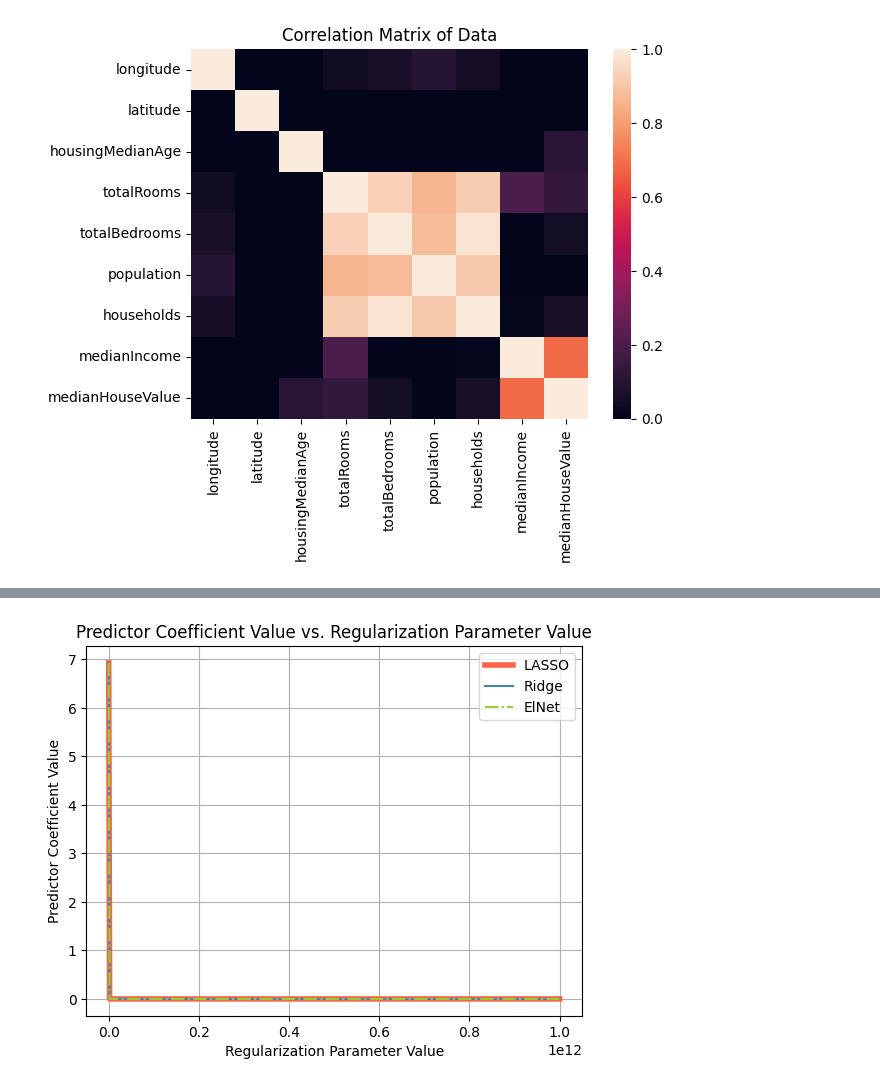
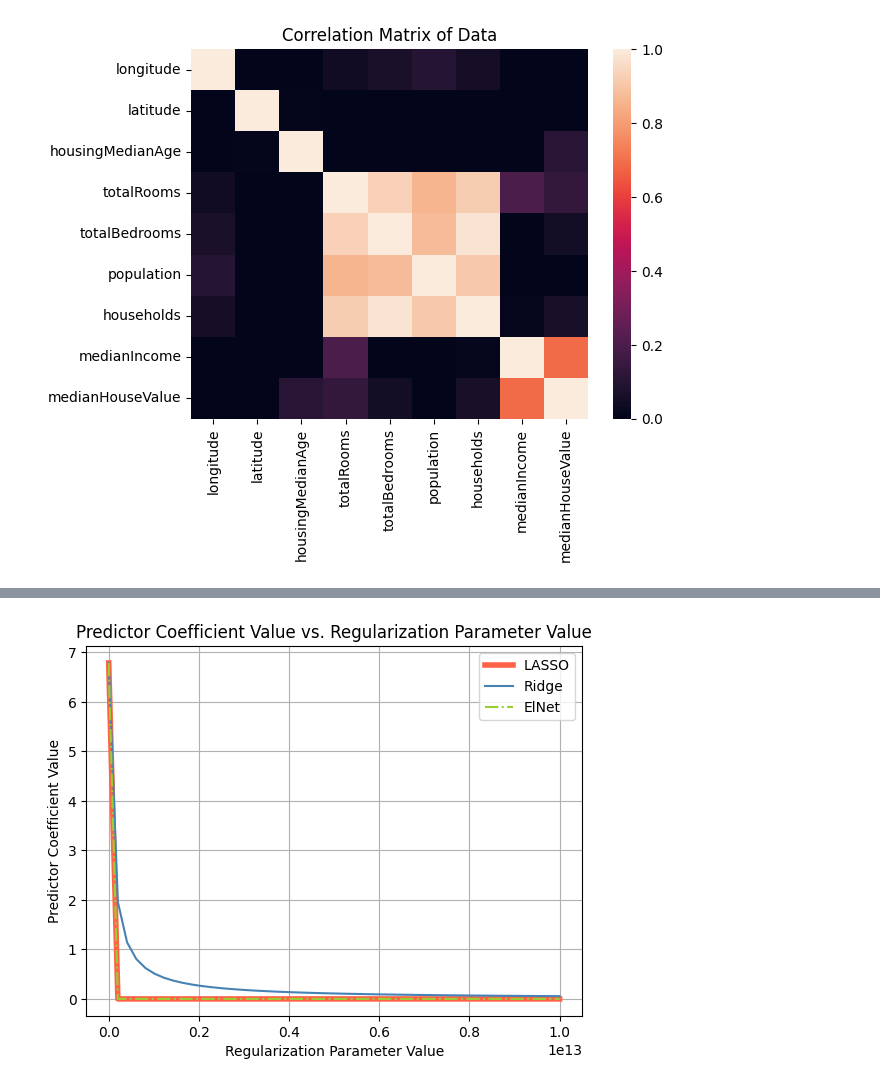
Before and after one commit to adriang1003/AM170B, a Jupyter notebook: HW/HW3/Homework 3 Solutions.ipynb, the cells around one changed output, grey strips where cells are left out. Cells and saved outputs as stored; diff of their text form; code cells hidden in the pictures.

```diff
--- a/HW/HW3/Homework 3 Solutions.ipynb
+++ b/HW/HW3/Homework 3 Solutions.ipynb
@@ -336,16 +283,39 @@ plt.show()
 # %%
-# Plotting regularization parameter value vs. predictor coefficient value
-plt.figure()
-plt.plot(alphas, coef_l, linewidth = 4, color = 'tomato', label = 'LASSO')
-plt.plot(alphas, coef_r, color = 'steelblue', label = 'Ridge')
-plt.plot(alphas, coef_ElN, ls = '-.', color = 'yellowgreen', label = 'ElNet')
-# Plot config
-plt.grid()
-plt.title('Predictor Coefficient Value vs. Regularization Parameter Value')
-plt.xlabel('Regularization Parameter Value')
-plt.ylabel('Predictor Coefficient Value')
-plt.legend()
-plt.show()
+# Split the data into training/testing sets
+X_train, X_test, Y_train, Y_test = train_test_split(X, Y, test_size = 0.2)
+# Defining empty lists for coefficients
+Lasso_coef = []
+Ridge_coef = []
+ElNet_coef = []
+# Finding regularization paramter value vs. predictor coefficient value
+for a in parameters['alpha']:
+    # LASSO
+    Lasso = linear_model.Lasso(alpha = a)
+    Lasso.fit(X_train, Y_train)
+    Lasso_Y_pred = Lasso.predict(X_test)
+    Lasso_coef.append(Lasso.coef_)
+    # Ridge
+    Ridge = linear_model.Ridge(alpha = a)
+    Ridge.fit(X_train, Y_train)
+    Ridge_Y_pred = Ridge.predict(X_test)
+    Ridge_coef.append(Ridge.coef_)
+    # Elastic Net
+    ElNet = linear_model.ElasticNet(alpha = a)
+    ElNet.fit(X_train, Y_train)
+    ElNet_Y_pred = ElNet.predict(X_test)
+    ElNet_coef.append(ElNet.coef_)
-# %% [output]
-[figure, removed]
+# %%
+# Plotting regularization parameter value vs. predictor coefficient value
+plt.plot(parameters['alpha'], Lasso_coef, linewidth = 4, color = 'tomato', label = 'LASSO')
+plt.plot(parameters['alpha'], [item[0] for item in Ridge_coef], color = 'steelblue', label = 'Ridge')
+plt.plot(parameters['alpha'], ElNet_coef, ls = '-.', color = 'yellowgreen', label = 'ElNet')
+# Plot config
+plt.grid()
+plt.title('Predictor Coefficient Value vs. Regularization Parameter Value')
+plt.xlabel('Regularization Parameter Value')
+plt.ylabel('Predictor Coefficient Value')
+plt.legend()
+plt.show()
+# %% [output]
+[figure, added]
 # %%
```
Also changed, not shown: parts of 8 cells of this notebook.
